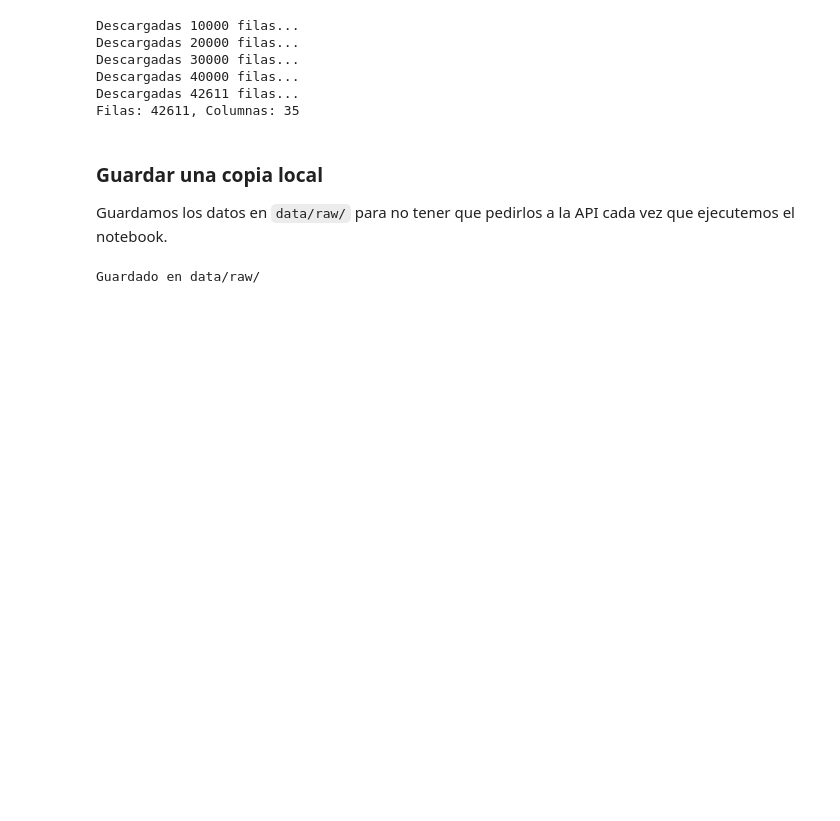
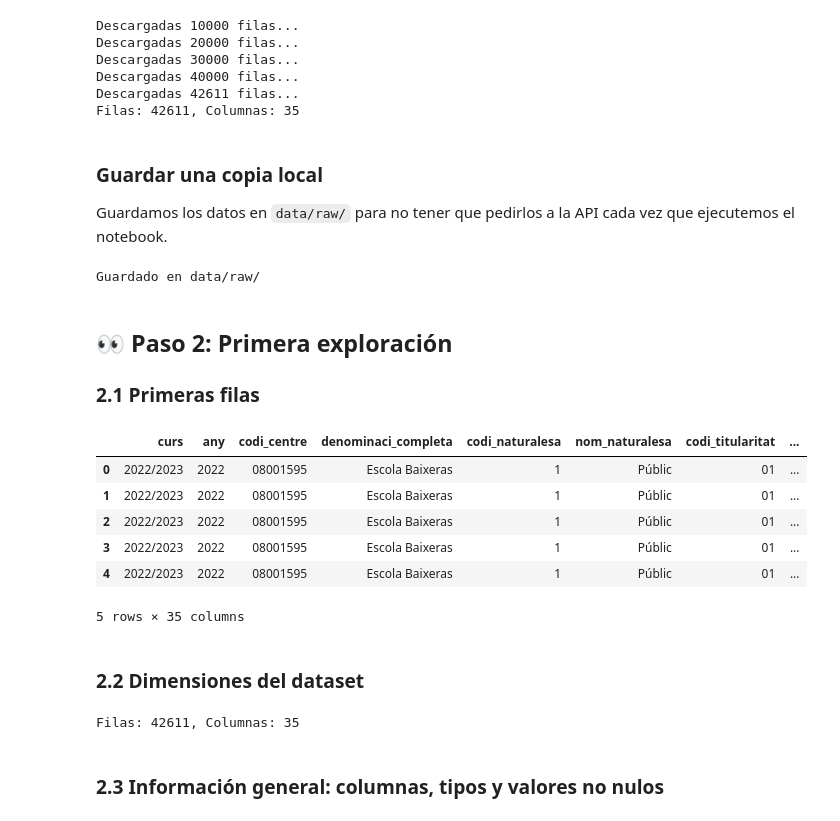
Before and after one commit to esrakesken/eda-educacion-barcelona, a Jupyter notebook: notebooks/01_eda_educacion_bcn.ipynb, the cells around one changed output. Cells and saved outputs as stored; diff of their text form; code cells hidden in the pictures; blank space fills up the shorter version.

Commit message:
feat: exploración inicial y decisión de alcance

```diff
--- a/notebooks/01_eda_educacion_bcn.ipynb
+++ b/notebooks/01_eda_educacion_bcn.ipynb
@@ -66,3 +66,25 @@ df.to_csv("../data/raw/matriculas_bcn_raw.csv", index=False)
 print("Guardado en data/raw/")
 # %% [output]
 Guardado en data/raw/
+# %% [markdown]
+## 👀 Paso 2: Primera exploración
+
+### 2.1 Primeras filas
+# %%
+df.head()
+# %% [output]
+|  | curs | any | codi_centre | denominaci_completa | codi_naturalesa | nom_naturalesa | codi_titularitat | ... |
+| 0 | 2022/2023 | 2022 | 08001595 | Escola Baixeras | 1 | Públic | 01 | ... |
+| 1 | 2022/2023 | 2022 | 08001595 | Escola Baixeras | 1 | Públic | 01 | ... |
+| 2 | 2022/2023 | 2022 | 08001595 | Escola Baixeras | 1 | Públic | 01 | ... |
+| 3 | 2022/2023 | 2022 | 08001595 | Escola Baixeras | 1 | Públic | 01 | ... |
+| 4 | 2022/2023 | 2022 | 08001595 | Escola Baixeras | 1 | Públic | 01 | ... |
+5 rows × 35 columns
+# %% [markdown]
+### 2.2 Dimensiones del dataset
+# %%
+print(f"Filas: {df.shape[0]}, Columnas: {df.shape[1]}")
+# %% [output]
+Filas: 42611, Columnas: 35
+# %% [markdown]
+### 2.3 Información general: columnas, tipos y valores no nulos
```
Also changed, not shown: parts of 11 cells of this notebook.
